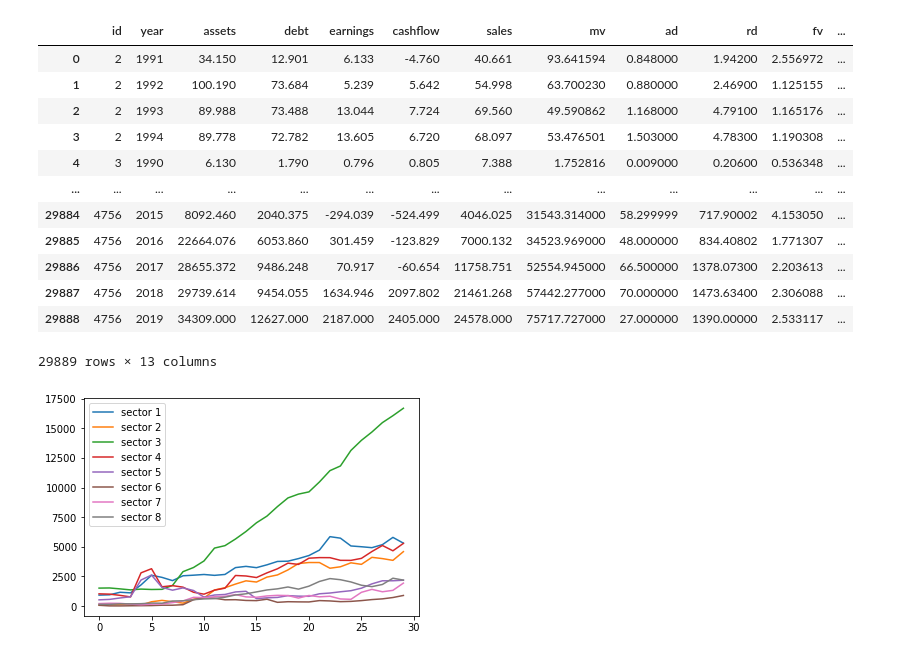
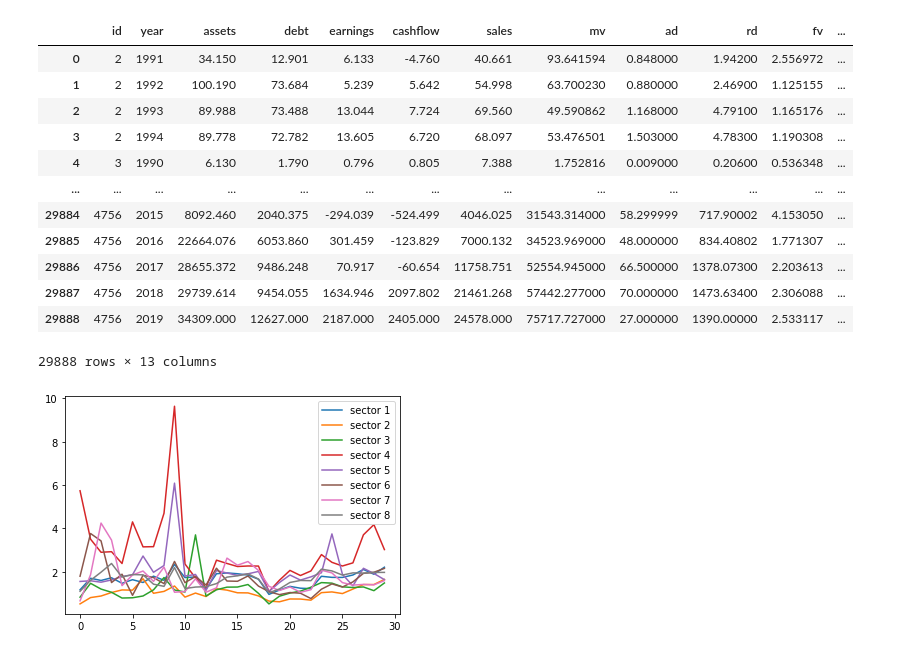
Before and after one commit to remy64x/Marketing-Project, a Jupyter notebook: not_autistic_graphing.ipynb, the cells around one changed output. Cells and saved outputs as stored; diff of their text form; code cells hidden in the pictures.

```diff
--- a/not_autistic_graphing.ipynb
+++ b/not_autistic_graphing.ipynb
@@ -6,5 +8,5 @@ import statsmodels.api as sm
 # %%
-df = pd.read_csv("Marketing Insight.csv")
+df = pd.read_csv("Marketing Insight.csv").drop(25285)
 df
 # %% [output]
 |  | id | year | assets | debt | earnings | cashflow | sales | mv | ad | rd | fv | ... |
@@ -19,16 +21,16 @@ df
 | 29886 | 4756 | 2017 | 28655.372 | 9486.248 | 70.917 | -60.654 | 11758.751 | 52554.945000 | 66.500000 | 1378.07300 | 2.203613 | ... |
 | 29887 | 4756 | 2018 | 29739.614 | 9454.055 | 1634.946 | 2097.802 | 21461.268 | 57442.277000 | 70.000000 | 1473.63400 | 2.306088 | ... |
 | 29888 | 4756 | 2019 | 34309.000 | 12627.000 | 2187.000 | 2405.000 | 24578.000 | 75717.727000 | 27.000000 | 1390.00000 | 2.533117 | ... |
-29889 rows × 13 columns
+29888 rows × 13 columns
 # %%
 for i in range(1,9):
     data = df[df["sector"] == i]
     means = []
     for j in range(1990, 2020):
-        year_data = data[data["year"] == j]["sales"]
+        year_data = data[data["year"] == j]["fv"]
         means.append(np.mean(year_data))
     plt.plot(means, label = f"sector {i}")
     plt.legend()
 # %% [output]
-[figure, old version]
+[figure, new version]
 # %%
```
Also changed, not shown: parts of 5 cells of this notebook, 2 other files.
